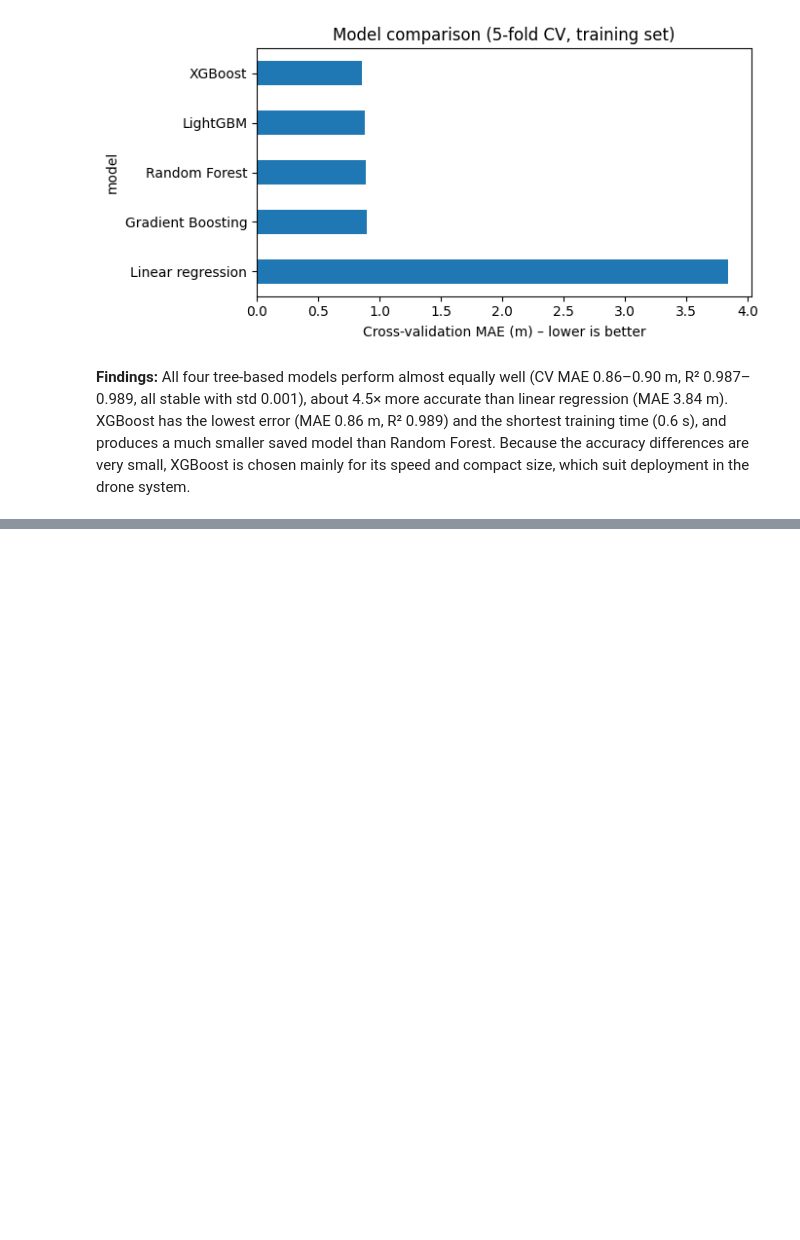
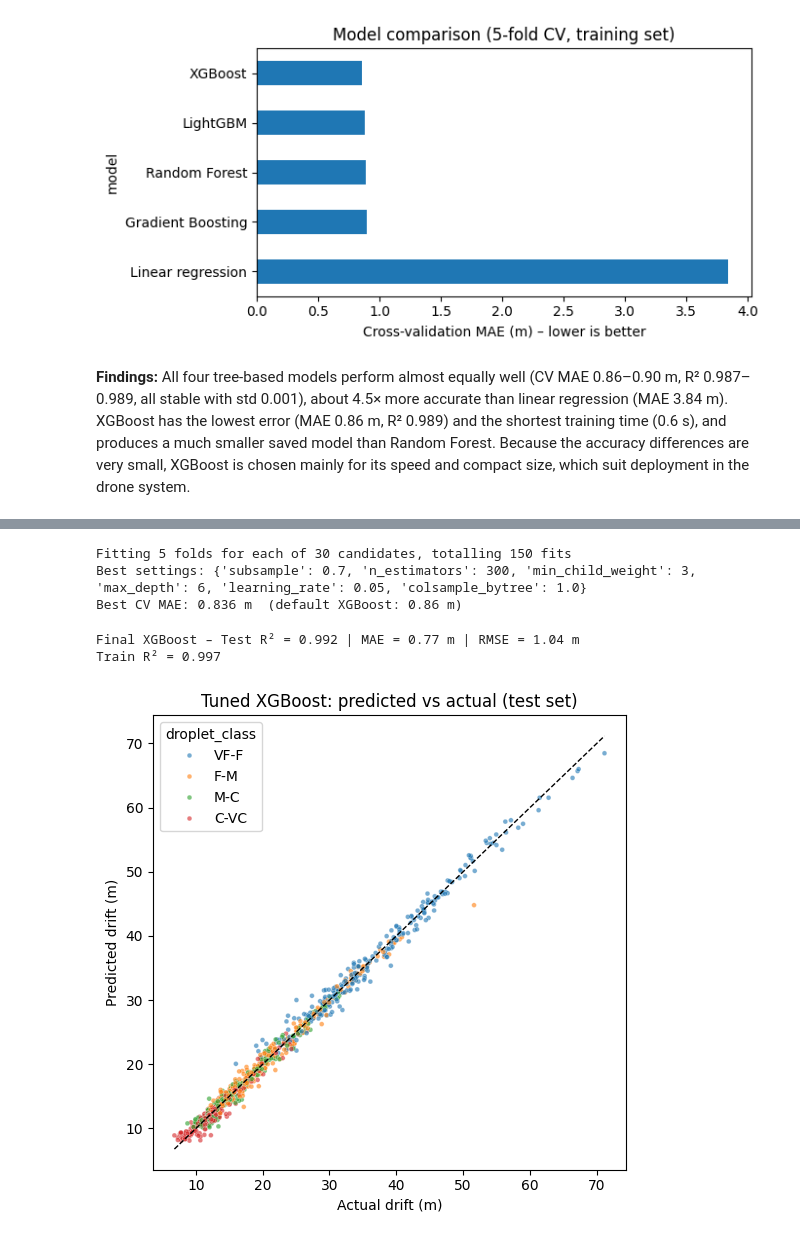
Before and after one commit to ShiharaXcor/AI-Driven-Drone-System-for-Precision-Spraying-in-Sri-Lankan-Tea-Plantations-J26-DS-346, a Jupyter notebook: component2_wind_spraying/drift_model/model_experiments.ipynb, the cells around one changed output, grey strips where cells are left out. Drawn from its saved outputs; the diff is of its cells as text; code cells hidden in the pictures; blank space fills up the shorter version.

Commit message:
final test score checks

```diff
--- a/component2_wind_spraying/drift_model/model_experiments.ipynb
+++ b/component2_wind_spraying/drift_model/model_experiments.ipynb
@@ -205,0 +210,34 @@ which suit deployment in the drone system.
+# %%
+from sklearn.model_selection import RandomizedSearchCV
+param_dist = {
+"n_estimators": [300, 500, 800, 1200],
+"learning_rate": [0.02, 0.05, 0.1],
+"max_depth": [3, 4, 5, 6, 8],
+"subsample": [0.7, 0.85, 1.0],
+"colsample_bytree": [0.7, 0.85, 1.0],
+"min_child_weight": [1, 3, 5],
+}
+search = RandomizedSearchCV(XGBRegressor(random_state=SEED, n_jobs=-1), param_dist, n_iter=30, cv=cv5, scoring="neg_mean_absolute_error", random_state=SEED, n_jobs=1, verbose=1)
+search.fit(X_train, y_train)
+print("Best settings:", search.best_params_)
+print("Best CV MAE:", round(-search.best_score_, 3), "m  (default XGBoost: 0.86 m)")
+# %% [output]
+Fitting 5 folds for each of 30 candidates, totalling 150 fits
+Best settings: {'subsample': 0.7, 'n_estimators': 300, 'min_child_weight': 3, 'max_depth': 6, 'learning_rate': 0.05, 'colsample_bytree': 1.0}
+Best CV MAE: 0.836 m  (default XGBoost: 0.86 m)
+# %%
+final_model = search.best_estimator_
+pred_final = final_model.predict(X_test)
+print(f"Final XGBoost – Test R² = {r2_score(y_test, pred_final):.3f} | MAE = {mean_absolute_error(y_test, pred_final):.2f} m | RMSE = {np.sqrt(mean_squared_error(y_test, pred_final)):.2f} m")
+print(f"Train R² = {r2_score(y_train, final_model.predict(X_train)):.3f}")
+# %% [output]
+Final XGBoost – Test R² = 0.992 | MAE = 0.77 m | RMSE = 1.04 m
+Train R² = 0.997
+# %%
+plt.figure(figsize=(5.5, 5.5))
+sns.scatterplot(x=y_test, y=pred_final, hue=test["droplet_class"], hue_order=["VF-F", "F-M", "M-C", "C-VC"], s=12, alpha=0.6)
+lims = [y_test.min(), y_test.max()]; plt.plot(lims, lims, "k--", lw=1)
+plt.xlabel("Actual drift (m)"); plt.ylabel("Predicted drift (m)"); plt.title("Tuned XGBoost: predicted vs actual (test set)"); plt.tight_layout()
+plt.savefig("fig_m6_pred_vs_actual.png", dpi=150, bbox_inches="tight"); plt.show()
+# %% [output]
+[figure, added]
```
Also changed, not shown: parts of 3 cells of this notebook, 2 other files.
